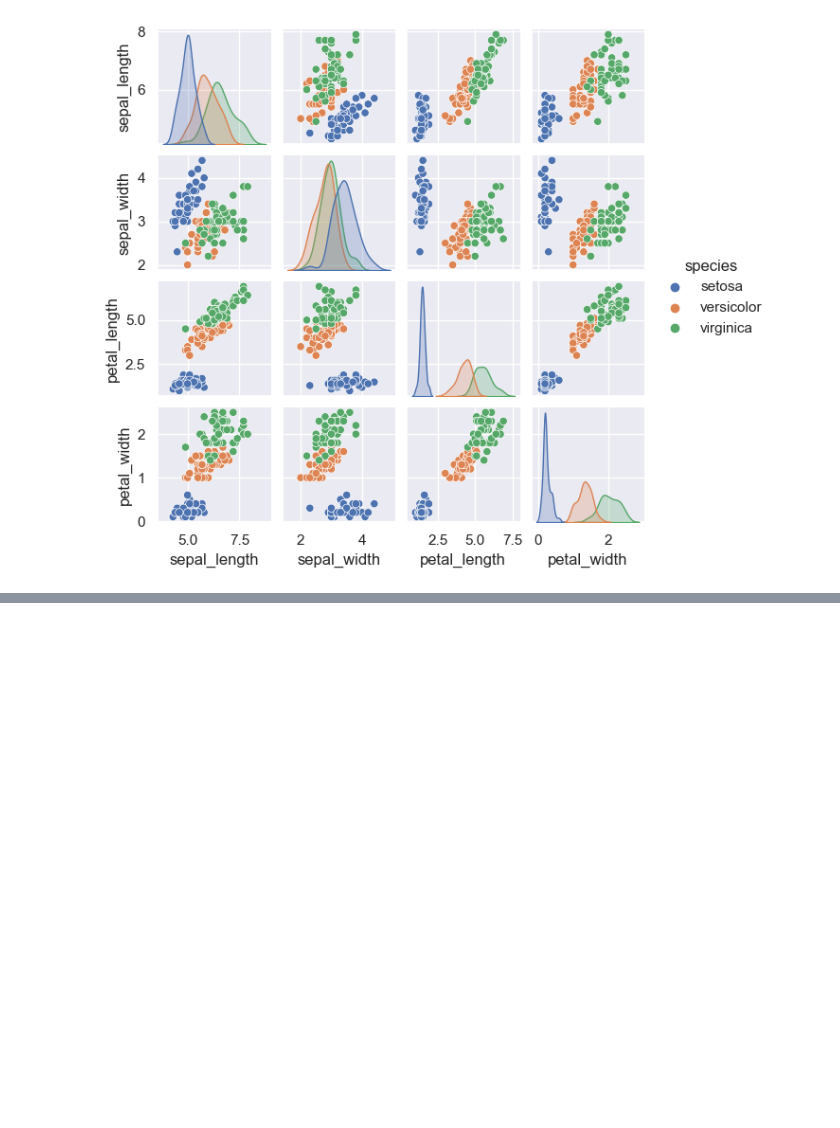
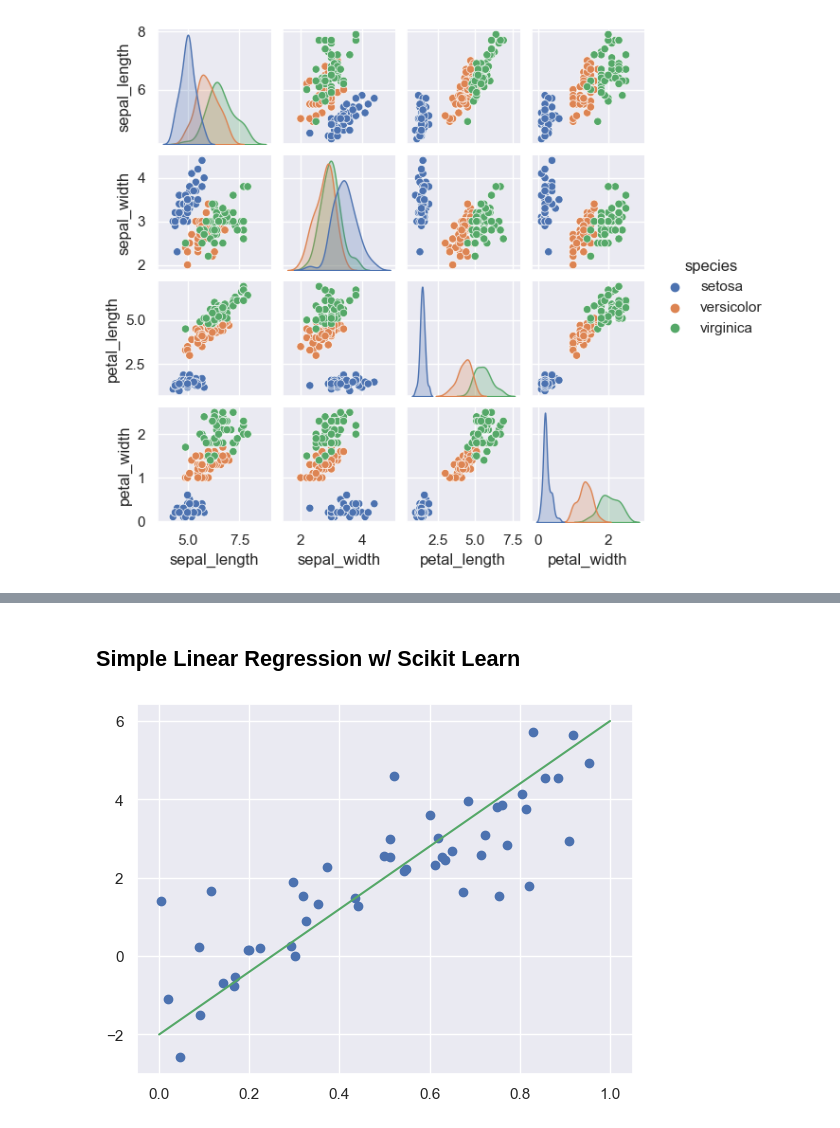
Before and after one commit to evanernst00/CodeExperiments, a Jupyter notebook: Python/machinelearning.ipynb, the cells around one changed output, grey strips where cells are left out. Drawn from its saved outputs; the diff is of its cells as text; code cells hidden in the pictures; blank space fills up the shorter version.

Commit message:
learned more machine learning

```diff
--- a/Python/machinelearning.ipynb
+++ b/Python/machinelearning.ipynb
@@ -16,0 +74,13 @@ sns.pairplot(iris, hue='species', height=1.5);
+# %% [markdown]
+## Simple Linear Regression w/ Scikit Learn
+# %%
+import matplotlib.pyplot as plt
+import numpy as np
+
+rng = np.random.RandomState(10)
+x = rng.rand(50)
+y = 6 * x - 1 + rng.randn(50)
+plt.scatter(x, y);
+plt.plot(np.array([-2, 6]), 'g-');
+# %% [output]
+[figure, added]
```
Also changed, not shown: parts of 6 cells of this notebook.
